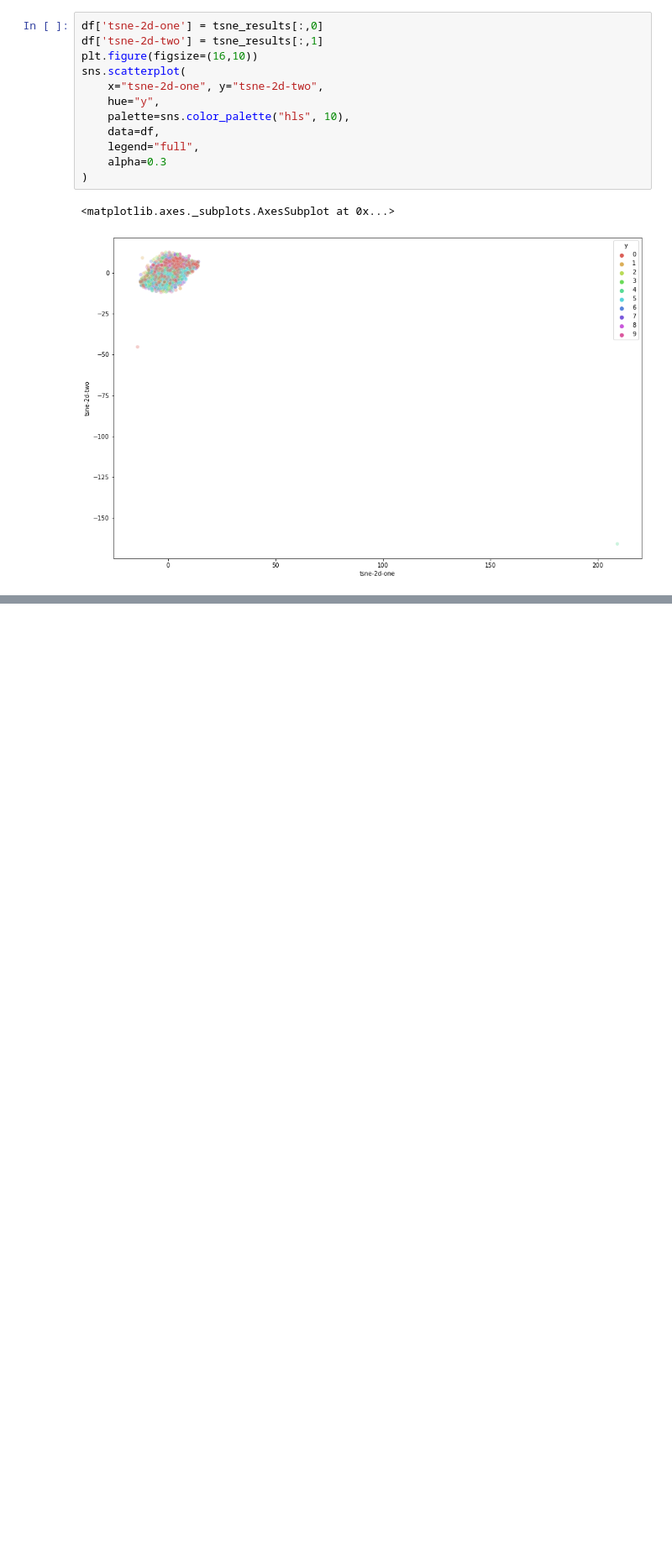
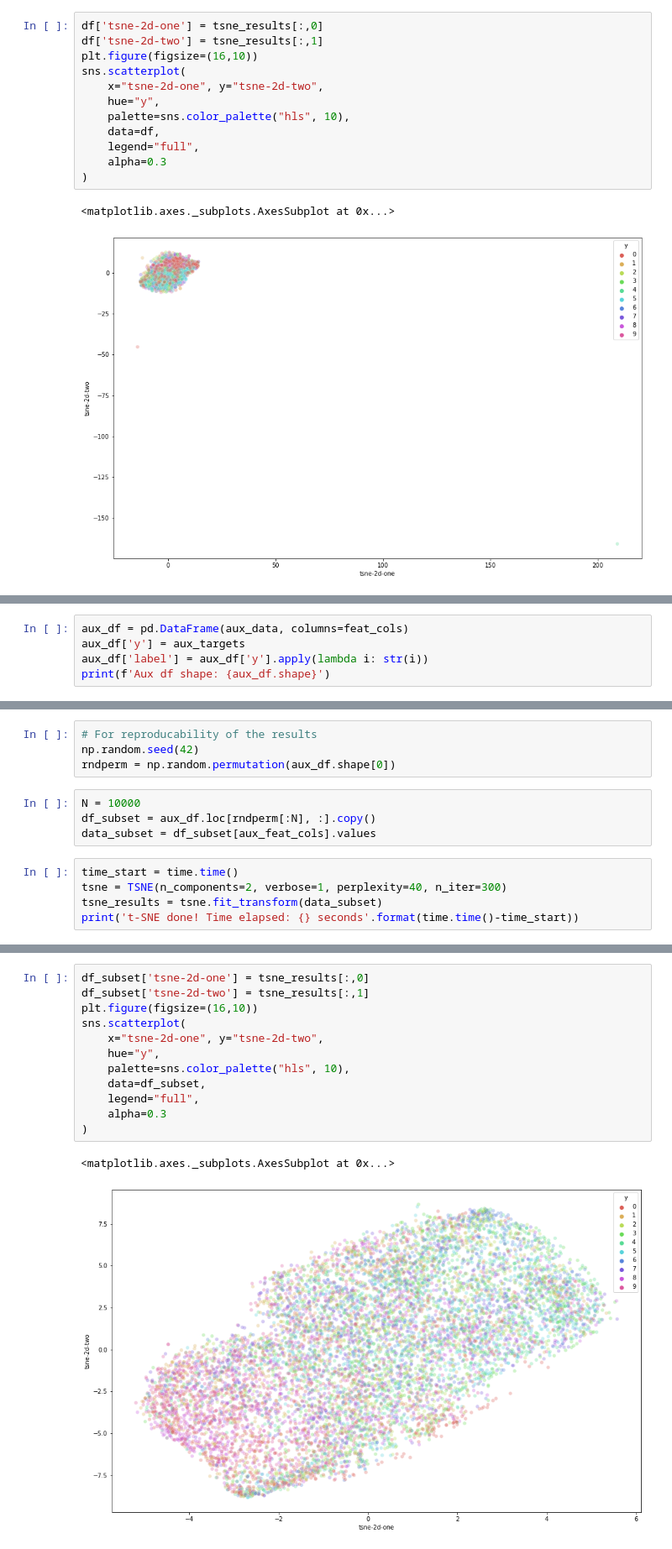
Before and after one commit to goel96vibhor/semisup-adv, a Jupyter notebook: dataset_utils/datasets_visualization.ipynb, the cells around one changed output, grey strips where cells are left out. Shown at 84% size. Cells and saved outputs as stored; diff of their text form; blank space fills up the shorter version.

```diff
--- a/dataset_utils/datasets_visualization.ipynb
+++ b/dataset_utils/datasets_visualization.ipynb
@@ -96,0 +126,5 @@ sns.scatterplot(
+# %%
+aux_df = pd.DataFrame(aux_data, columns=feat_cols)
+aux_df['y'] = aux_targets
+aux_df['label'] = aux_df['y'].apply(lambda i: str(i))
+print(f'Aux df shape: {aux_df.shape}')
@@ -96,0 +133,13 @@ sns.scatterplot(
+# %%
+# For reproducability of the results
+np.random.seed(42)
+rndperm = np.random.permutation(aux_df.shape[0])
+# %%
+N = 10000
+df_subset = aux_df.loc[rndperm[:N], :].copy()
+data_subset = df_subset[aux_feat_cols].values
+# %%
+time_start = time.time()
+tsne = TSNE(n_components=2, verbose=1, perplexity=40, n_iter=300)
+tsne_results = tsne.fit_transform(data_subset)
+print('t-SNE done! Time elapsed: {} seconds'.format(time.time()-time_start))
@@ -96,0 +164,15 @@ sns.scatterplot(
+# %%
+df_subset['tsne-2d-one'] = tsne_results[:,0]
+df_subset['tsne-2d-two'] = tsne_results[:,1]
+plt.figure(figsize=(16,10))
+sns.scatterplot(
+    x="tsne-2d-one", y="tsne-2d-two",
+    hue="y",
+    palette=sns.color_palette("hls", 10),
+    data=df_subset,
+    legend="full",
+    alpha=0.3
+)
+# %% [output]
+<matplotlib.axes._subplots.AxesSubplot at 0x...>
+[figure, added]
```
Also changed, not shown: parts of 6 cells of this notebook.
